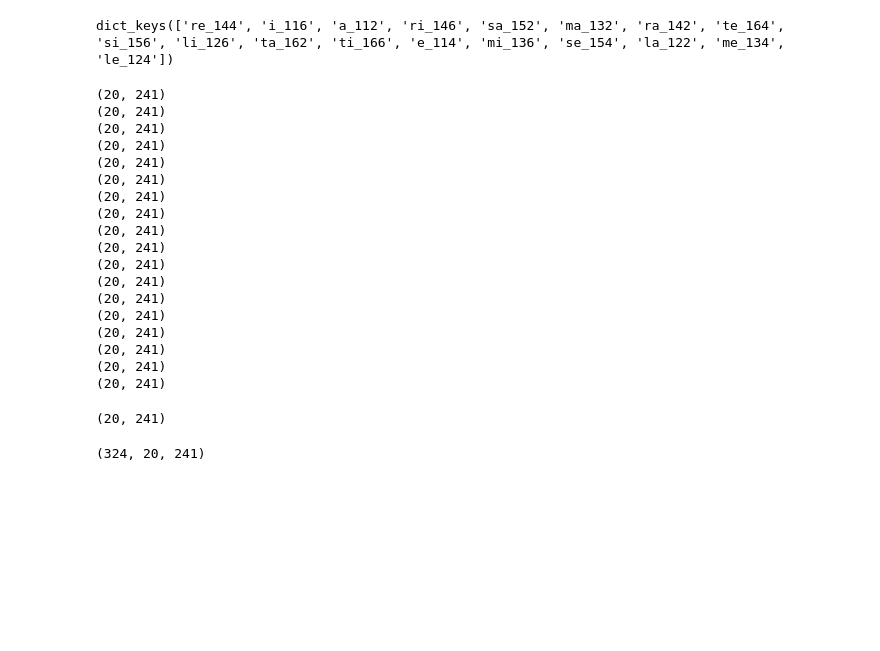
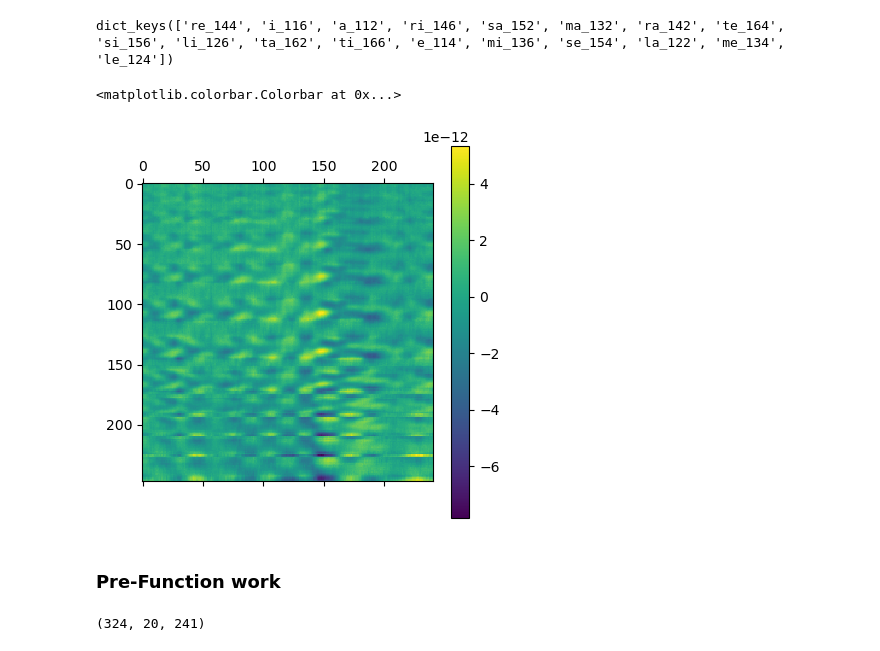
Before and after one commit to CEBangu/MEG-Decoding, a Jupyter notebook: slice_tca_test.ipynb, the cells around one changed output. Cells and saved outputs as stored; diff of their text form; code cells hidden in the pictures; blank space fills up the shorter version.

```diff
--- a/slice_tca_test.ipynb
+++ b/slice_tca_test.ipynb
@@ -50,37 +34,22 @@ dict_keys(['re_144', 'i_116', 'a_112', 'ri_146', 'sa_152', 'ma_132', 'ra_142', '
 # %%
 # she suggested I look at the avearge of the data - it looks like there are some trends actually, but if they're trends everywhere they will be hard to separate
 
 means = {}
-sums = np.zeros([20, 241])
+sums = np.zeros([247, 241])
 for subject in data_dict:
     for syllable in data_dict[subject]:
         for epoch in data_dict[subject][syllable]:
             sums += epoch
-        print(sums.shape)
         mean = sums / len(data_dict[subject][syllable])
         means[syllable] = mean
 
-means['ma_32'].shape
+plt.matshow(means['ma_132'])
+plt.colorbar()
 # %% [output]
-(20, 241)
-(20, 241)
-(20, 241)
-(20, 241)
-(20, 241)
-(20, 241)
-(20, 241)
-(20, 241)
-(20, 241)
-(20, 241)
-(20, 241)
-(20, 241)
-(20, 241)
-(20, 241)
-(20, 241)
-(20, 241)
-(20, 241)
-(20, 241)
+<matplotlib.colorbar.Colorbar at 0x...>
-(20, 241)
+[figure, added]
+# %% [markdown]
+### Pre-Function work
 # %%
 device = "mps"
 concatenated = np.array([])
```
Also changed, not shown: parts of 9 cells of this notebook, 4 other files.
